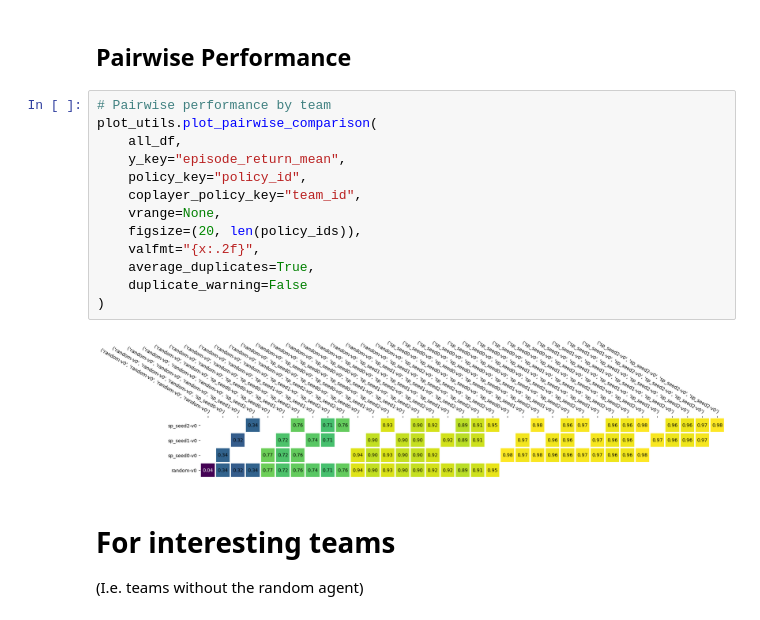
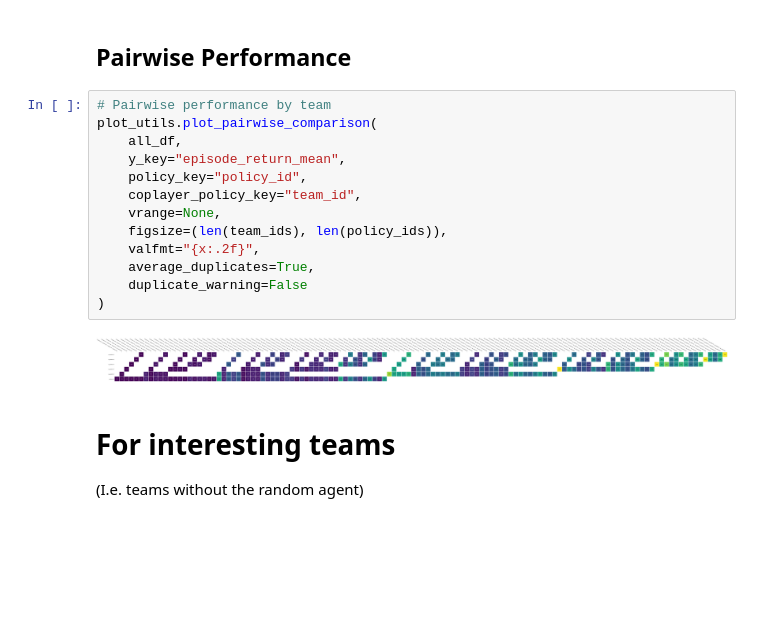
Before and after one commit to Jjschwartz/posggym-agents, a Jupyter notebook: posggym_agents/agents/predatorprey10x10_P4_p3_s3_coop_v0/analysis.ipynb, the cells around one changed output. Saved outputs shown, nothing was run; the diff lists cells and outputs as text; blank space fills up the shorter version.

```diff
--- a/posggym_agents/agents/predatorprey10x10_P4_p3_s3_coop_v0/analysis.ipynb
+++ b/posggym_agents/agents/predatorprey10x10_P4_p3_s3_coop_v0/analysis.ipynb
@@ -145,18 +145,18 @@ plt.show()
 # %%
 # Pairwise performance by team
 plot_utils.plot_pairwise_comparison(
     all_df,
     y_key="episode_return_mean",
     policy_key="policy_id",
     coplayer_policy_key="team_id",
     vrange=None,
-    figsize=(20, len(policy_ids)),
+    figsize=(len(team_ids), len(policy_ids)),
     valfmt="{x:.2f}",
     average_duplicates=True,
     duplicate_warning=False
 )
 # %% [output]
-[figure, old version]
+[figure, new version]
 # %% [markdown]
 # For interesting teams
 
```
Also changed, not shown: parts of 10 cells of this notebook, 1 other file.
